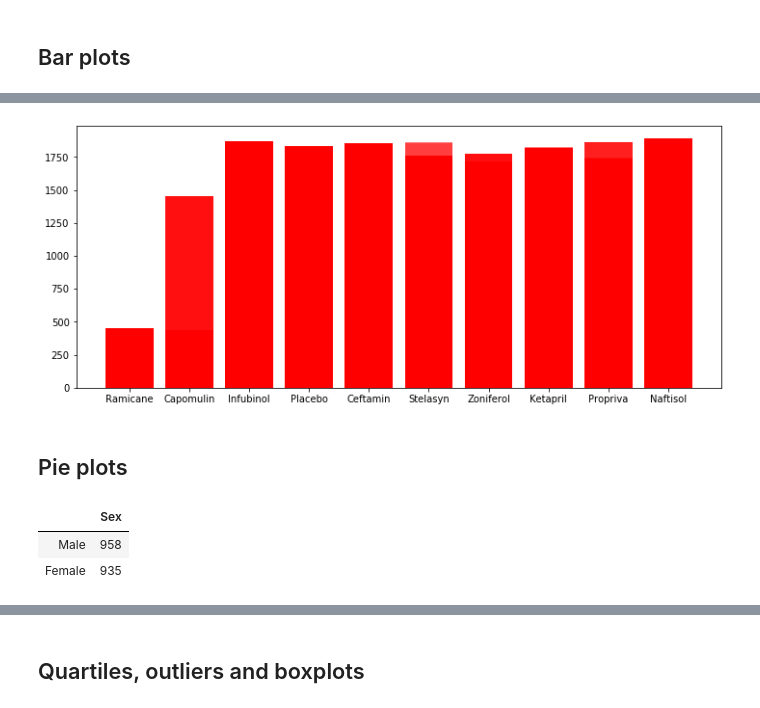
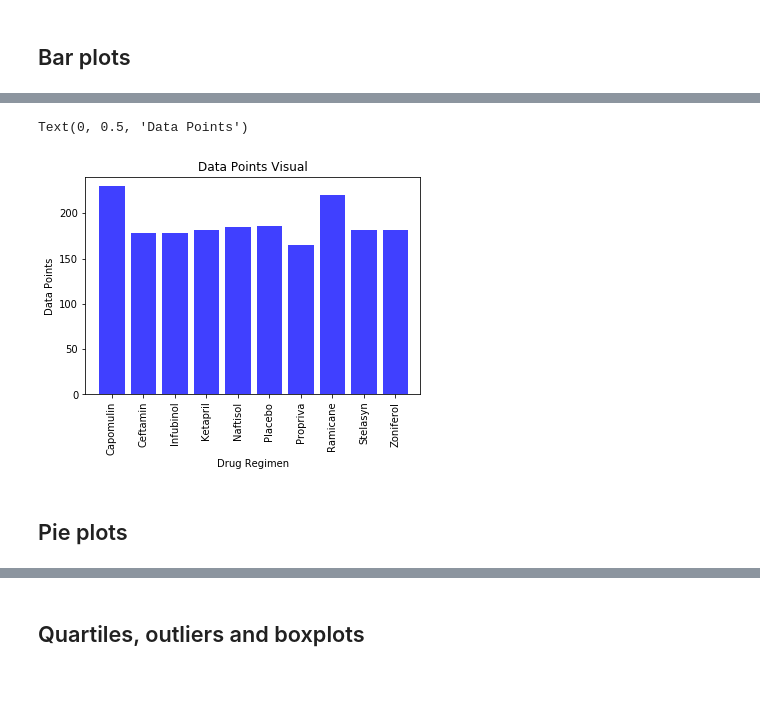
Before and after one commit to Victorime/Matplotlib_Project, a Jupyter notebook: Instructions/Pymaceuticals/pymaceuticals_starter.ipynb, the cells around one changed output, grey strips where cells are left out. Saved outputs shown, nothing was run; the diff lists cells and outputs as text; code cells hidden in the pictures; blank space fills up the shorter version.

```diff
--- a/Instructions/Pymaceuticals/pymaceuticals_starter.ipynb
+++ b/Instructions/Pymaceuticals/pymaceuticals_starter.ipynb
@@ -130,22 +144,27 @@ Text(0, 0.5, 'Tumor Volume (mm3)')
-# %%
-# Generate a bar plot showing number of data points for each treatment regimen using pyplot
-
-x_axis = np.arange(len(ms_data))
-tick_locations = [value for value in x_axis]
-
-plt.figure(figsize=(12,5))
-plt.bar(ms_data["Drug Regimen"], x_axis, color='r', alpha=0.5, align="center")
-plt.show()
-# %% [output]
-[figure, removed]
+# %%
+# Generate a bar plot showing number of data points for each treatment regimen using pyplot
+# Create a data a new datapoints
+users = [230, 178, 178, 182, 185, 186, 165, 220, 181, 182]
+
+# Set the x_axis to be the amount of the Data Regimen
+x_axis = np.arange(len(regimen_data))
+
+plt.bar(x_axis, users, color='blue', alpha=0.75, align='center')
+
+tick_locations = [value for value in x_axis]
+plt.xticks(tick_locations, ['Capomulin', 'Ceftamin', 'Infubinol',
+                            'Ketapril', 'Naftisol', 'Placebo', 'Propriva',
+                            'Ramicane', 'Stelasyn', 'Zoniferol'],  rotation='vertical')
+
+plt.xlim(-0.85, len(x_axis)-0.22)
+
+plt.ylim(0, max(users)+10)
+
+plt.title("Data Points Visual")
+plt.xlabel("Drug Regimen")
+plt.ylabel("Data Points")
+# %% [output]
+Text(0, 0.5, 'Data Points')
+[figure, added]
 # %% [markdown]
 ## Pie plots
-# %%
-# Generate a pie plot showing the distribution of female versus male mice using pandas
-
-gender_count = pd.DataFrame(ms_data["Sex"].value_counts())
-gender_count
-# %% [output]
-|  | Sex |
-| Male | 958 |
-| Female | 935 |
```
Also changed, not shown: parts of 23 cells of this notebook.
